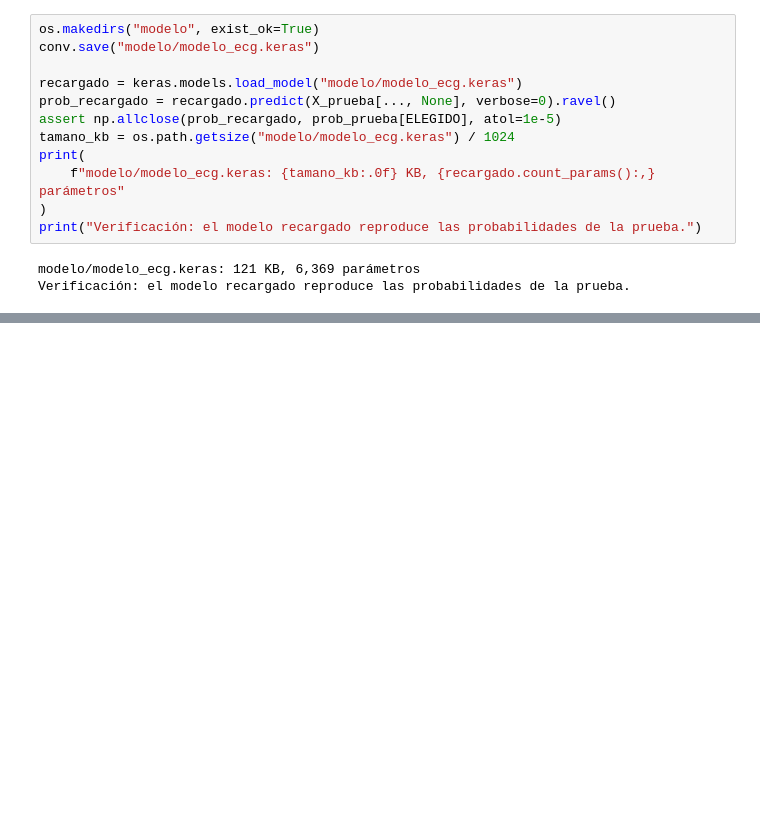
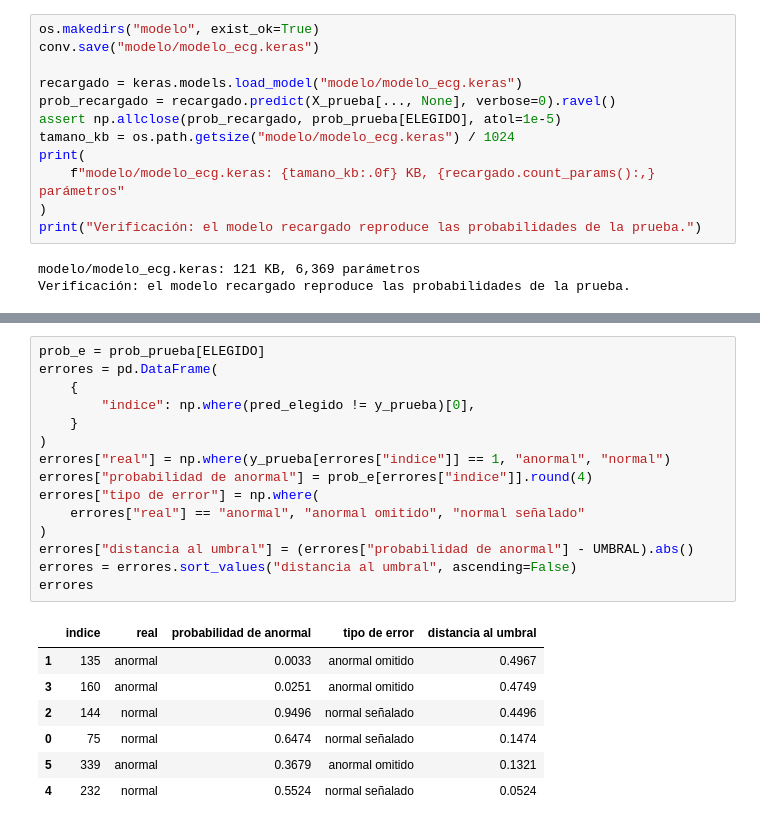
Before and after one commit to SantRR/aa3-examen-p2-equipo-7, a Jupyter notebook: ecg/DEV_ecg.ipynb, the cells around one changed output, grey strips where cells are left out. Cells and saved outputs as stored; diff of their text form; blank space fills up the shorter version.

```diff
--- a/ecg/DEV_ecg.ipynb
+++ b/ecg/DEV_ecg.ipynb
@@ -602,0 +627,23 @@ Verificación: el modelo recargado reproduce las probabilidades de la prueba.
+# %%
+prob_e = prob_prueba[ELEGIDO]
+errores = pd.DataFrame(
+    {
+        "indice": np.where(pred_elegido != y_prueba)[0],
+    }
+)
+errores["real"] = np.where(y_prueba[errores["indice"]] == 1, "anormal", "normal")
+errores["probabilidad de anormal"] = prob_e[errores["indice"]].round(4)
+errores["tipo de error"] = np.where(
+    errores["real"] == "anormal", "anormal omitido", "normal señalado"
+)
+errores["distancia al umbral"] = (errores["probabilidad de anormal"] - UMBRAL).abs()
+errores = errores.sort_values("distancia al umbral", ascending=False)
+errores
+# %% [output]
+|  | indice | real | probabilidad de anormal | tipo de error | distancia al umbral |
+| 1 | 135 | anormal | 0.0033 | anormal omitido | 0.4967 |
+| 3 | 160 | anormal | 0.0251 | anormal omitido | 0.4749 |
+| 2 | 144 | normal | 0.9496 | normal señalado | 0.4496 |
+| 0 | 75 | normal | 0.6474 | normal señalado | 0.1474 |
+| 5 | 339 | anormal | 0.3679 | anormal omitido | 0.1321 |
+| 4 | 232 | normal | 0.5524 | normal señalado | 0.0524 |
```
Also changed, not shown: parts of 5 cells of this notebook.
